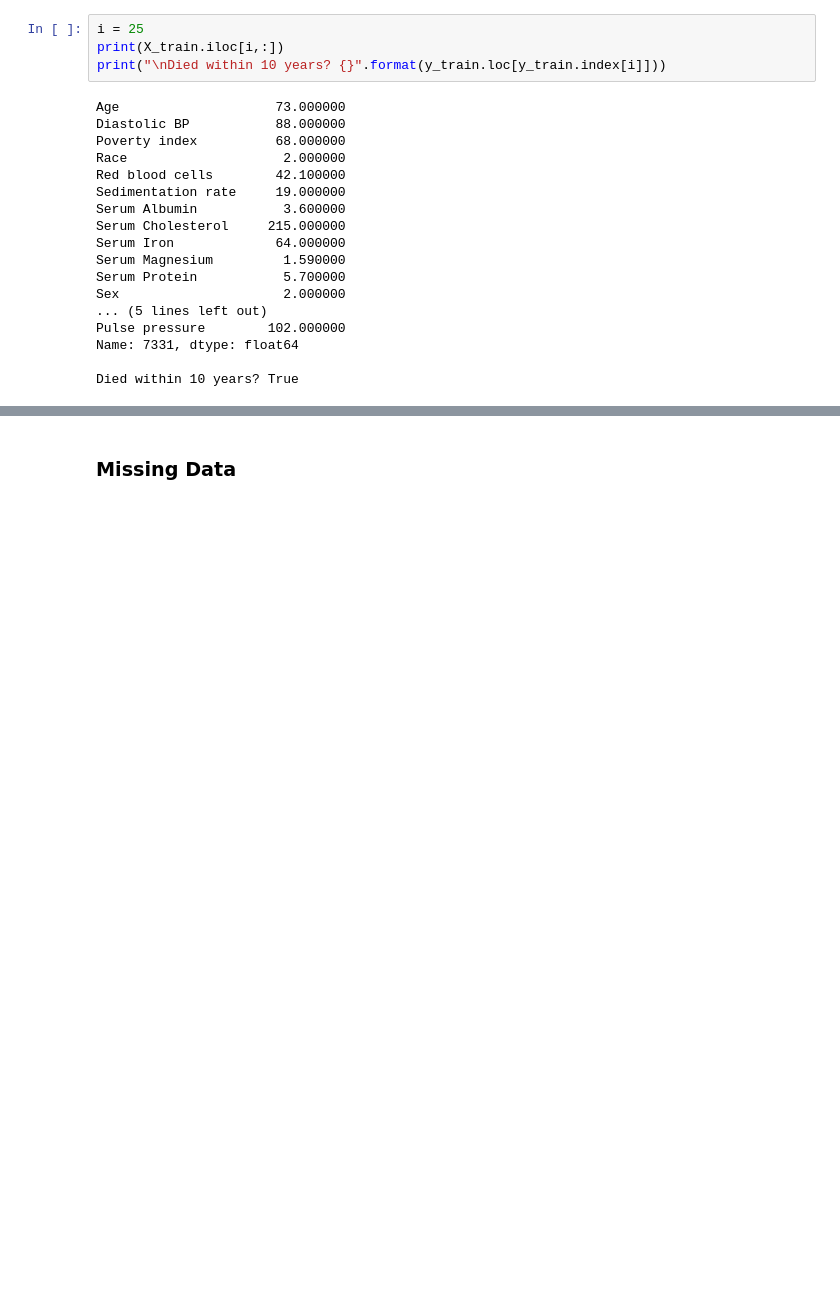
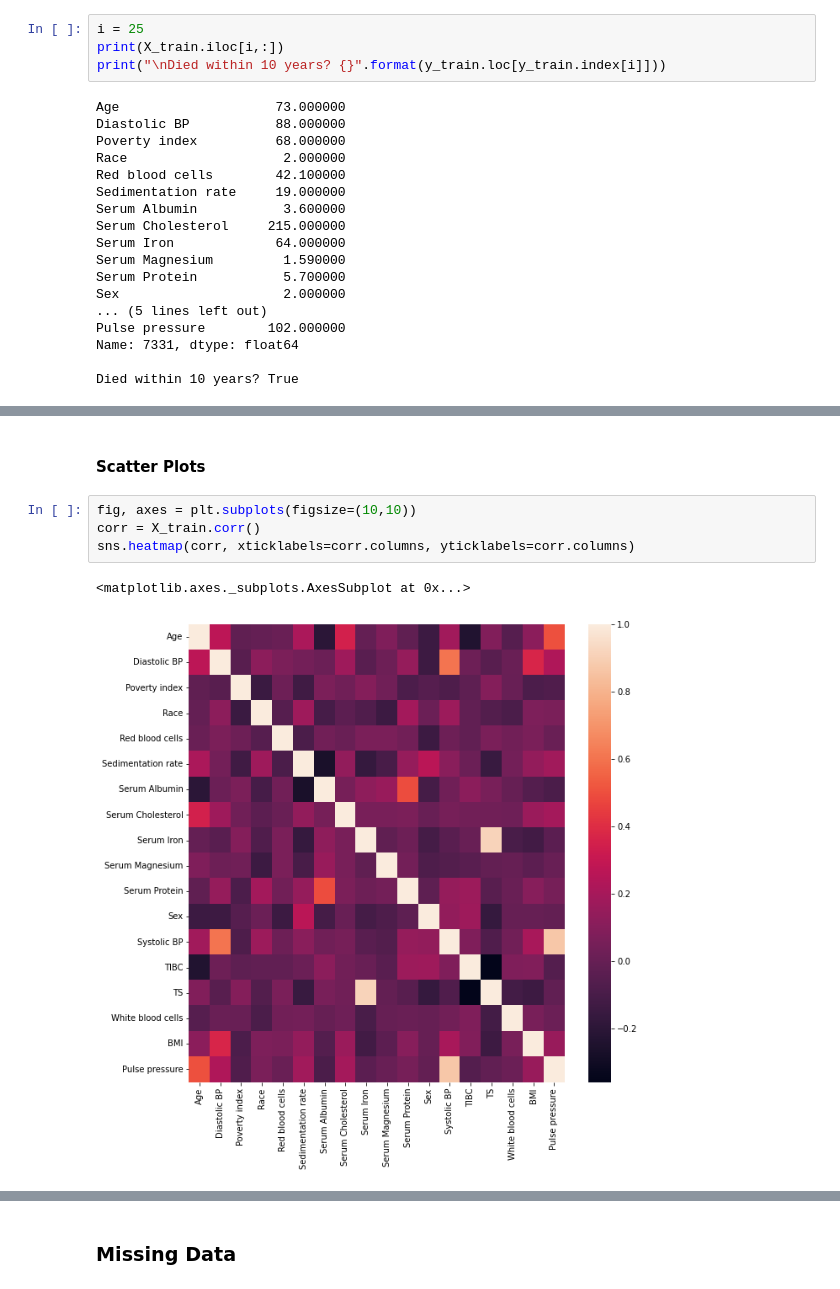
Before and after one commit to knaaga/death-risk-prediction-models, a Jupyter notebook: risk_prediction_model.ipynb, the cells around one changed output, grey strips where cells are left out. Saved outputs shown, nothing was run; the diff lists cells and outputs as text; blank space fills up the shorter version.

```diff
--- a/risk_prediction_model.ipynb
+++ b/risk_prediction_model.ipynb
@@ -144,0 +185,9 @@ Died within 10 years? True
+# %% [markdown]
+#### Scatter Plots
+# %%
+fig, axes = plt.subplots(figsize=(10,10))
+corr = X_train.corr()
+sns.heatmap(corr, xticklabels=corr.columns, yticklabels=corr.columns)
+# %% [output]
+<matplotlib.axes._subplots.AxesSubplot at 0x...>
+[figure, added]
```
Also changed, not shown: parts of 46 cells of this notebook, 1 other file.
